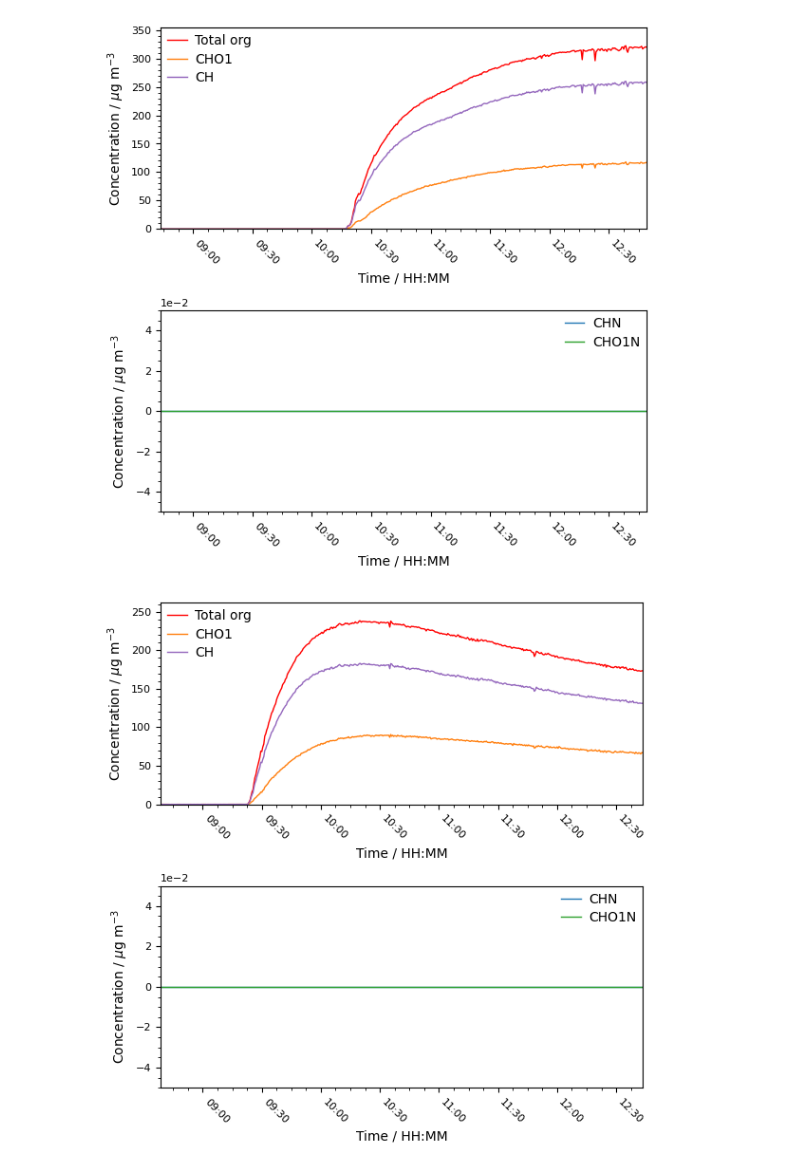
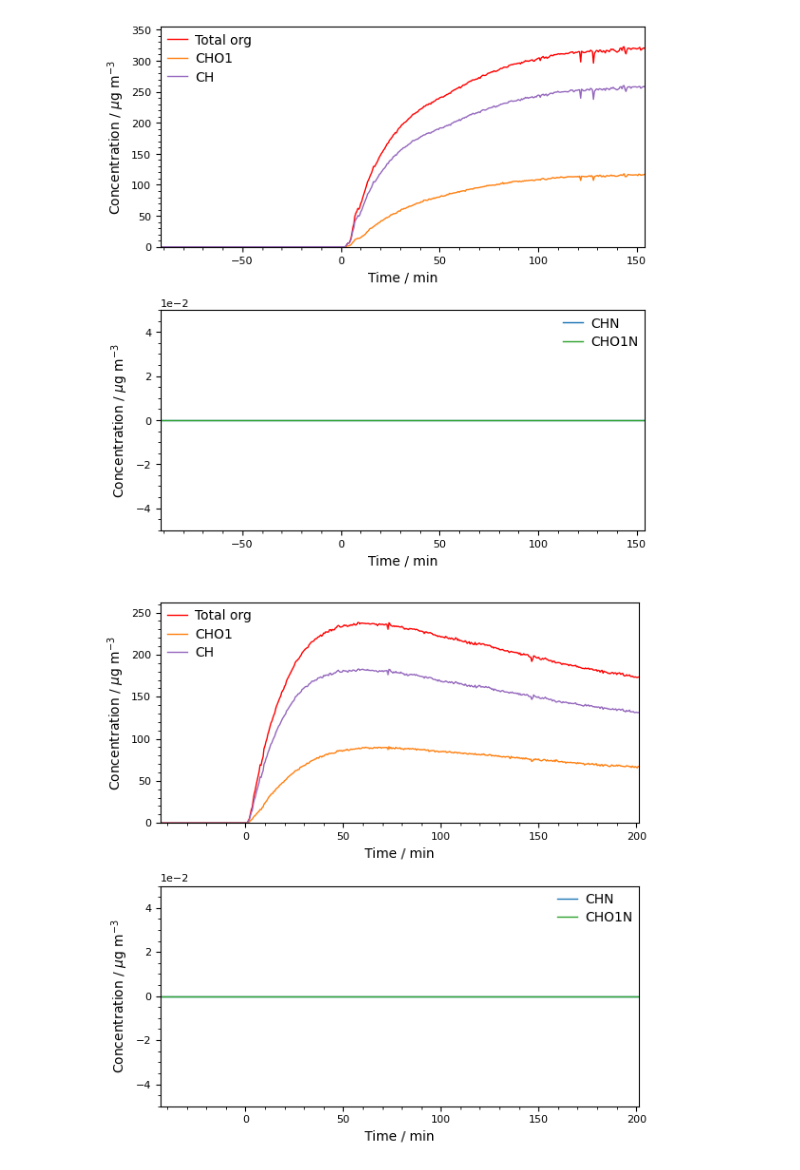
Before and after one commit to Normann25/DataTreatment_PhD, a Jupyter notebook: Sabinene+O3/AMS_timeseries.ipynb, the cells around one changed output. Saved outputs shown, nothing was run; the diff lists cells and outputs as text; code cells hidden in the pictures.

```diff
--- a/Sabinene+O3/AMS_timeseries.ipynb
+++ b/Sabinene+O3/AMS_timeseries.ipynb
@@ -29,17 +31,19 @@ Index(['t_series', 'HROrg_M_all', 'HRNO3_M_all', 'HRSO4_M_all', 'HRNH4_M_all',
 # %%
 colors = ['r', 'tab:orange', 'tab:purple', 'tab:blue', 'tab:green']
+start_times = ['2025-08-20 10:05', '2025-08-22 10:15', '2025-08-25 09:22', '2025-08-26 09:25', '2025-08-28 09:02']
+dict_keys = ['250820', '250822', '250825', '250826', '250828']
 
-for key in AMS.keys():
+for key, t_zero in zip(dict_keys, start_times):
     fig, ax = plt.subplots(2,1, figsize = (6, 6))
 
     for color, df_key in zip(colors[:3], ['HROrg_M_all', 'familyCHO1_M_all', 'familyCH_M_all']):
-        plot_total(ax[0], AMS[key], df_key, color, False)
+        plot_total(ax[0], AMS[key], df_key, color, False, t_zero)
 
     ax[0].set(ylabel = 'Concentration / $\mu$g m$^{-3}$', ylim = (0, max(AMS[key]['HROrg_M_all'])+0.1*max(AMS[key]['HROrg_M_all'])))
     ax[0].legend(['Total org', 'CHO1', 'CH'])
 
     for color, df_key in zip(colors[3:], ['familyCHN_M_all', 'familyCHO1N_M_all']):
-        plot_total(ax[1], AMS[key], df_key, color, False)
+        plot_total(ax[1], AMS[key], df_key, color, False, t_zero)
 
     ax[1].set(ylabel = 'Concentration / $\mu$g m$^{-3}$', ylim = (0, max(AMS[key]['familyCHN_M_all'])+0.1*max(AMS[key]['familyCHN_M_all'])))
     ax[1].legend(['CHN', 'CHO1N'])
@@ -51,2 +55,2 @@ for key in AMS.keys():
-[figure, old version]
+[figure, new version]
-[figure, old version]
+[figure, new version]
```
Also changed, not shown: parts of 2 cells of this notebook, 5 other files.
